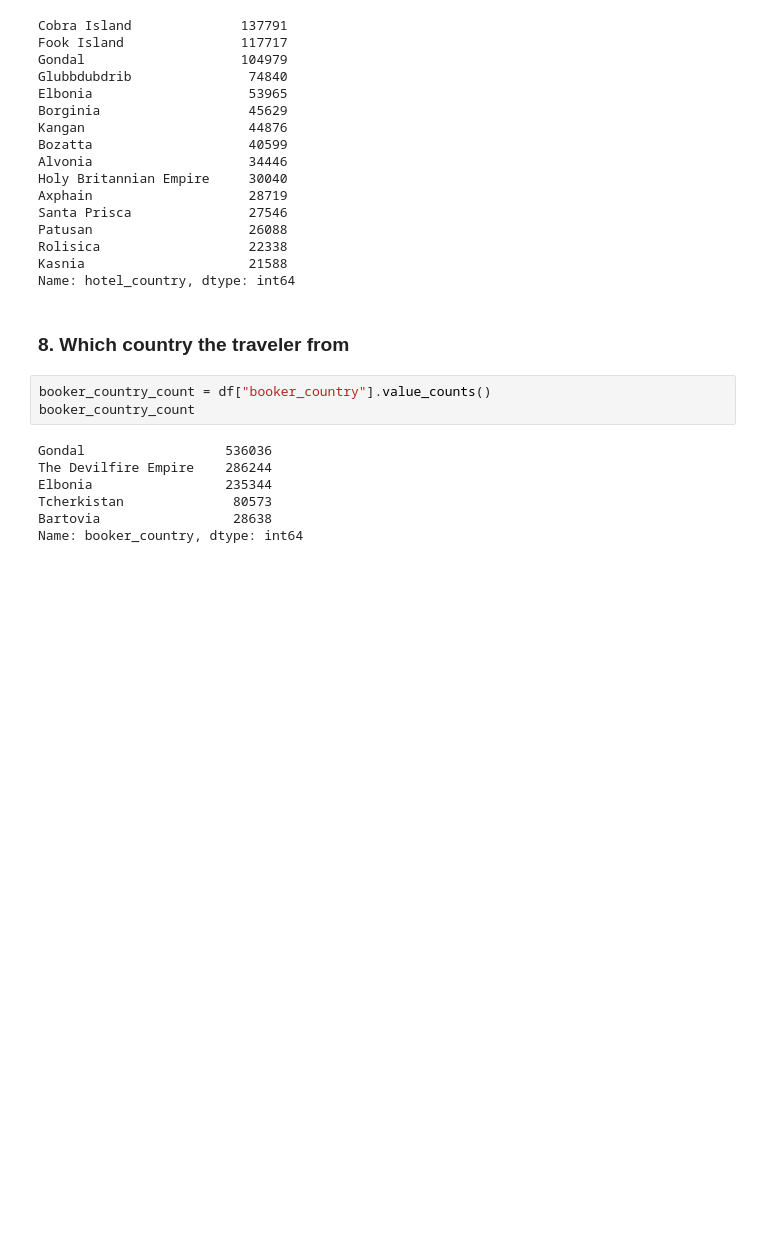
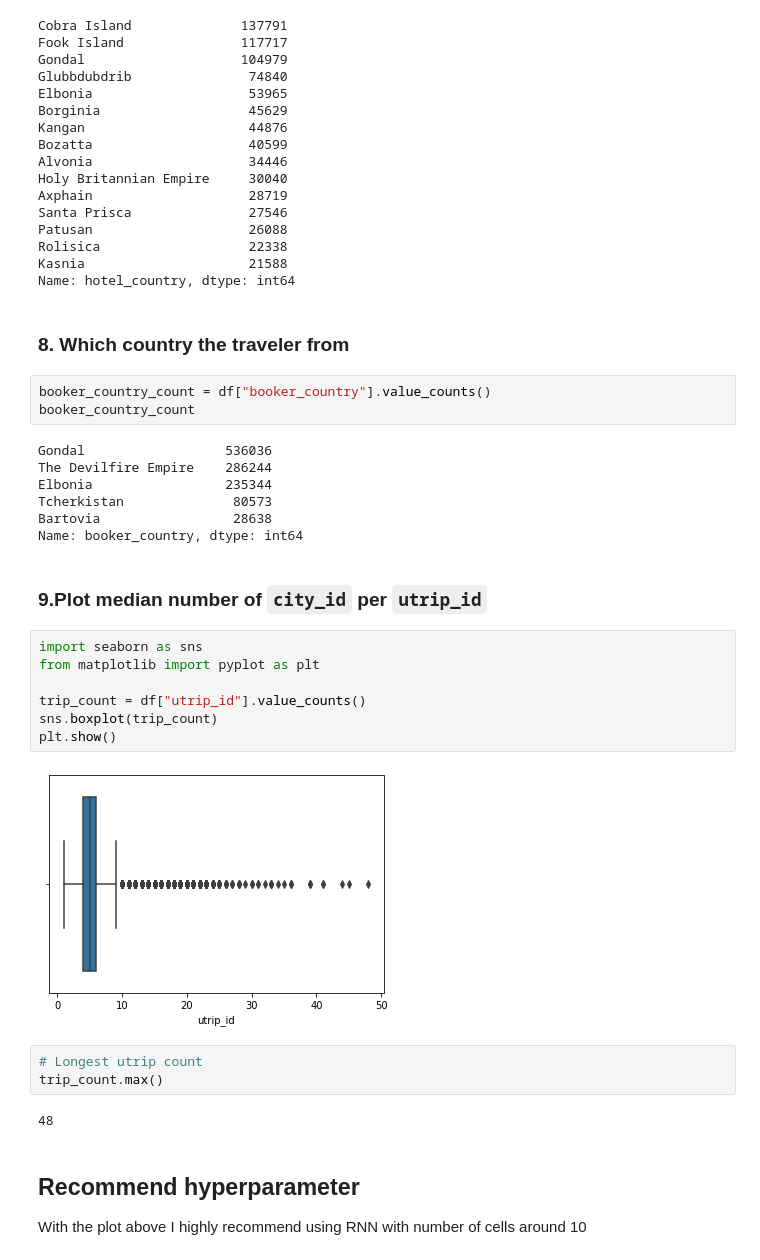
Before and after one commit to VinhDevNguyen/Project_Alpha, a Jupyter notebook: BookingChallenge_DataAnalyze.ipynb, the cells around one changed output. Cells and saved outputs as stored; diff of their text form; blank space fills up the shorter version.

Commit message:
Add distributed count city_id per utrip_id and recommend hyperparameters

```diff
--- a/BookingChallenge_DataAnalyze.ipynb
+++ b/BookingChallenge_DataAnalyze.ipynb
@@ -217,3 +217,23 @@ Elbonia                 235344
 Tcherkistan              80573
 Bartovia                 28638
 Name: booker_country, dtype: int64
+# %% [markdown]
+### 9.Plot median number of ``city_id`` per ``utrip_id``
+# %%
+import seaborn as sns
+from matplotlib import pyplot as plt
+
+trip_count = df["utrip_id"].value_counts()
+sns.boxplot(trip_count)
+plt.show()
+# %% [output]
+[figure, added]
+# %%
+# Longest utrip count
+trip_count.max()
+# %% [output]
+48
+# %% [markdown]
+## Recommend hyperparameter
+
+With the plot above I highly recommend using RNN with number of cells around 10
```
Also changed, not shown: parts of 3 cells of this notebook.
